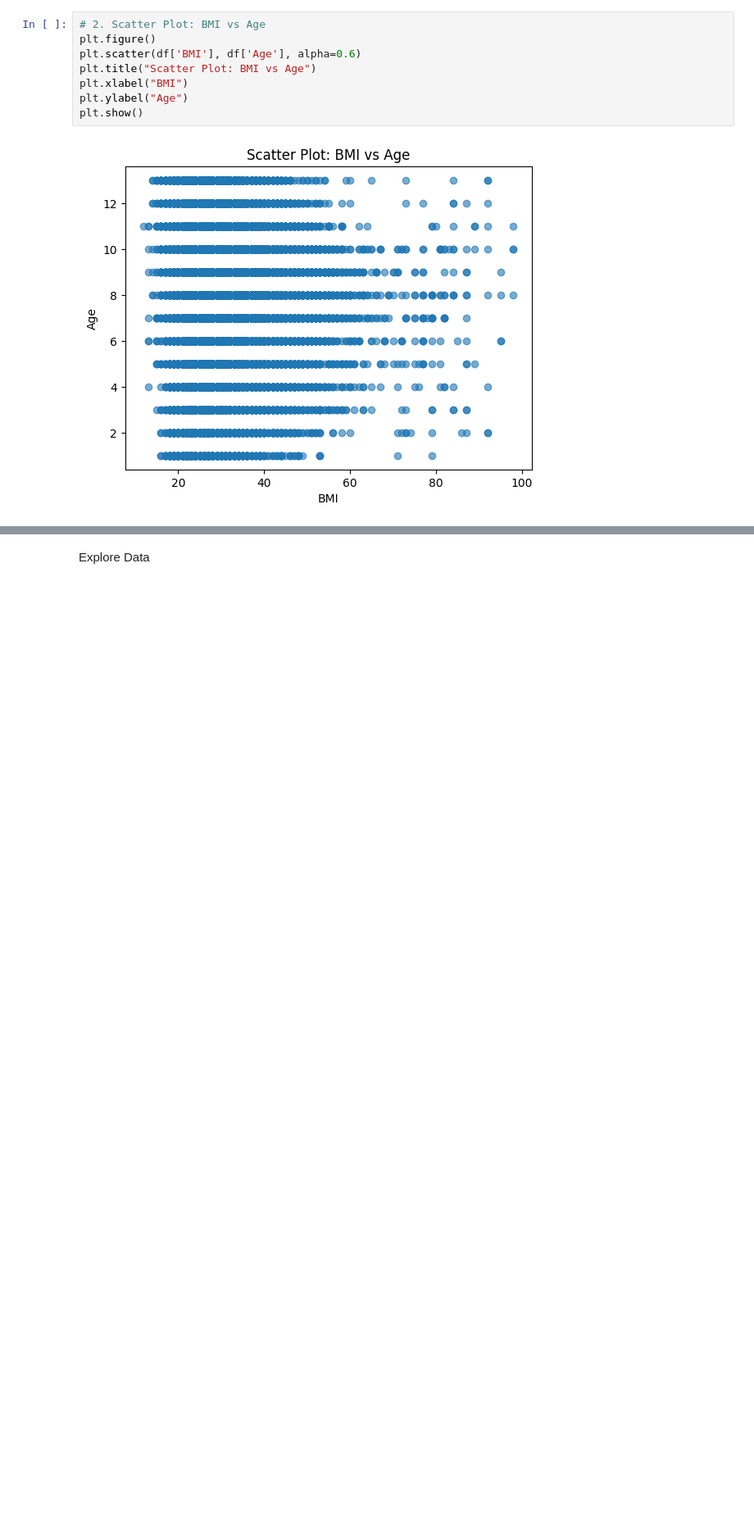
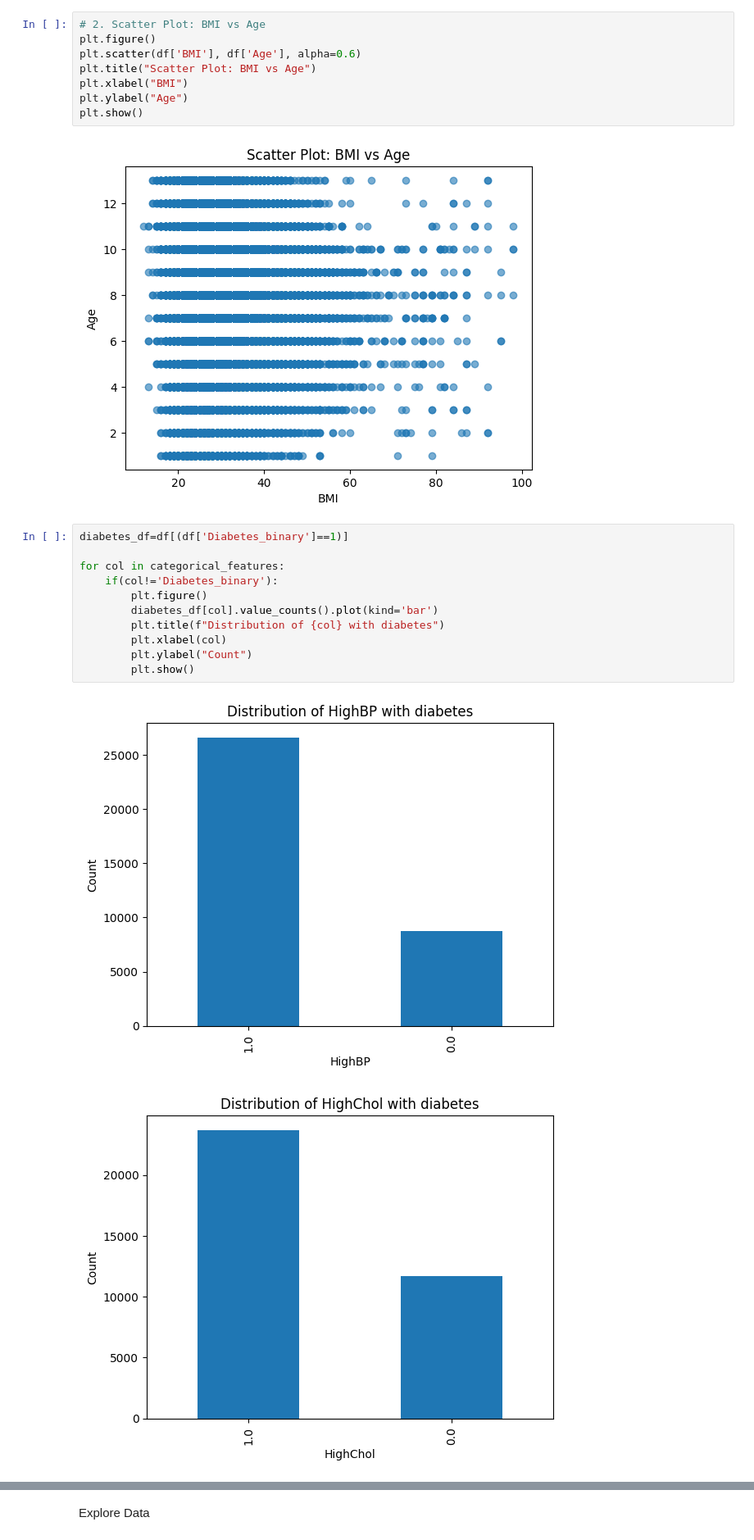
Before and after one commit to sethbehar/CIS4930-ML-Project, a Jupyter notebook: pipeline.ipynb, the cells around one changed output, grey strips where cells are left out. Shown at 82% size. Drawn from its saved outputs; the diff is of its cells as text; blank space fills up the shorter version.

```diff
--- a/pipeline.ipynb
+++ b/pipeline.ipynb
@@ -102,3 +103,17 @@ plt.ylabel("Age")
 plt.show()
 # %% [output]
 [figure]
+# %%
+diabetes_df=df[(df['Diabetes_binary']==1)]
+
+for col in categorical_features:
+    if(col!='Diabetes_binary'):
+        plt.figure()
+        diabetes_df[col].value_counts().plot(kind='bar')
+        plt.title(f"Distribution of {col} with diabetes")
+        plt.xlabel(col)
+        plt.ylabel("Count")
+        plt.show()
+# %% [output]
+[figure, added]
+[figure, added]
```
Also changed, not shown: parts of 2 cells of this notebook, 1 other file.
